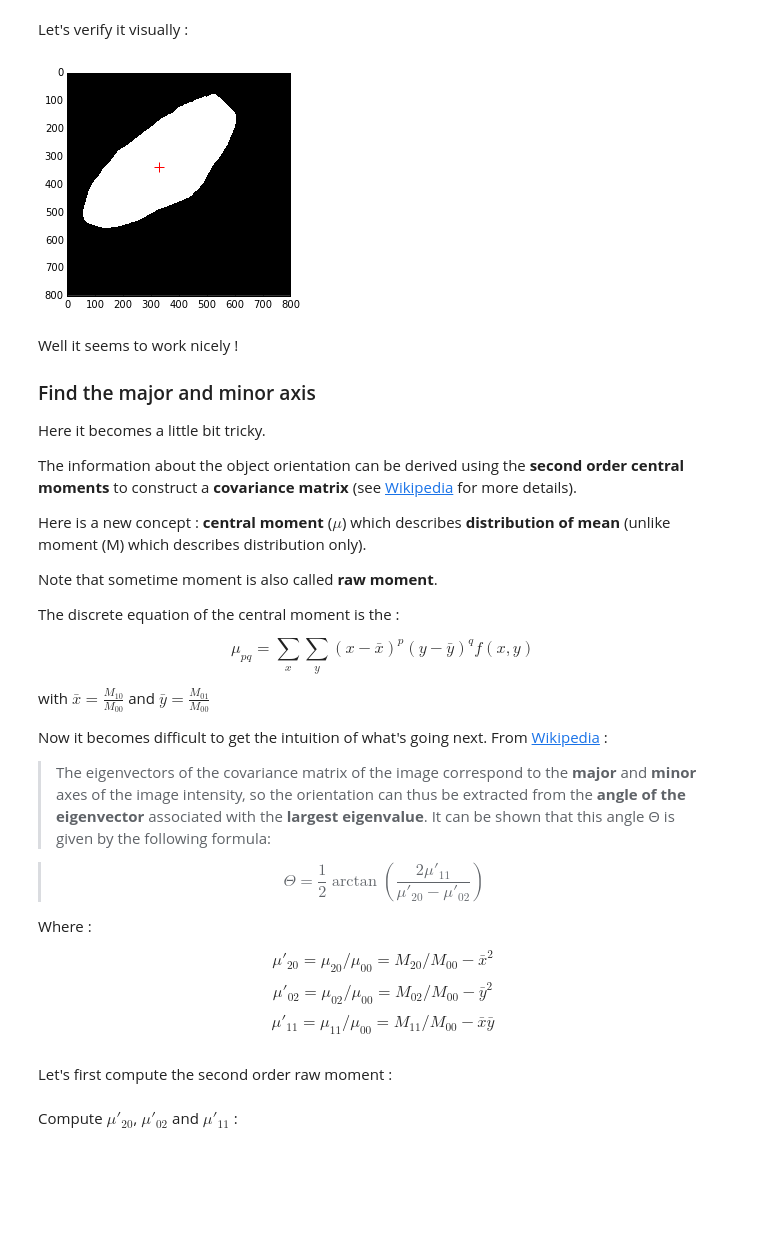
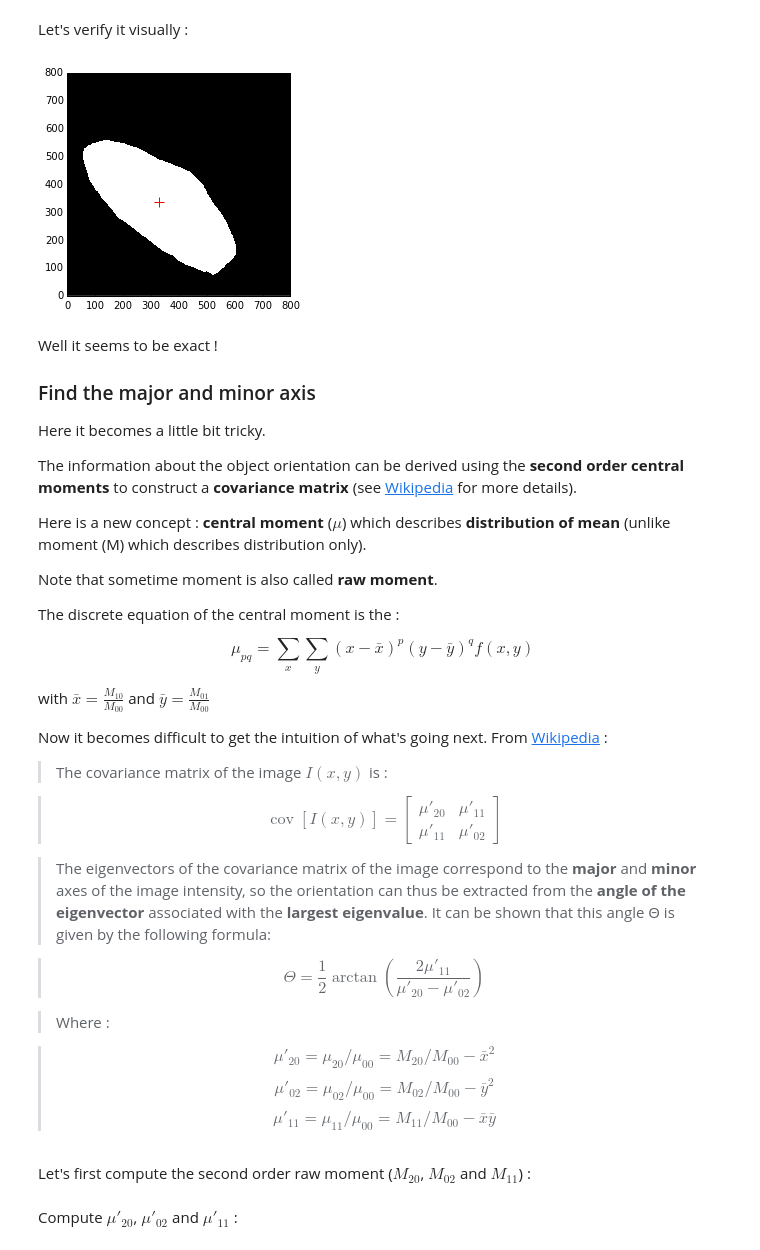
Before and after one commit to hadim/Public-Notebooks, a Jupyter notebook: fit_ellipse/fit_ellipse.ipynb, the cells around one changed output. Drawn from its saved outputs; the diff is of its cells as text; code cells hidden in the pictures; blank space fills up the shorter version.

```diff
--- a/fit_ellipse/fit_ellipse.ipynb
+++ b/fit_ellipse/fit_ellipse.ipynb
@@ -111,11 +113,11 @@ C = (327.43648547085388, 337.30288897161603)
 Let's verify it visually :
 # %%
 plt.scatter(C_x, C_y, color='red', marker='+', s=100)
-_ = plt.imshow(a, interpolation="none", cmap="gray")
+_ = plt.imshow(a, interpolation="none", cmap="gray", origin='lower')
 # %% [output]
-[figure, old version]
+[figure, new version]
 # %% [markdown]
-Well it seems to work nicely !
+Well it seems to be exact !
 
 ### Find the major and minor axis
 
@@ -135,17 +137,21 @@ with $\bar{x}=\frac{M_{10}}{M_{00}}$ and $\bar{y}=\frac{M_{01}}{M_{00}}$
 
 Now it becomes difficult to get the intuition of what's going next. From [Wikipedia](https://en.wikipedia.org/wiki/Image_moment) :
 
+> The covariance matrix of the image $I(x,y)$ is :
+
+> $$\operatorname{cov}[I(x,y)] = \begin{bmatrix} \mu'_{20}  & \mu'_{11} \\ \mu'_{11} & \mu'_{02} \end{bmatrix}$$
+
 > The eigenvectors of the covariance matrix of the image correspond to the **major** and **minor** axes of the image intensity, so the orientation can thus be extracted from the **angle of the eigenvector** associated with the **largest eigenvalue**. It can be shown that this angle Θ is given by the following formula:
 
 > $$\Theta = \frac{1}{2} \arctan \left( \frac{2\mu'_{11}}{\mu'_{20} - \mu'_{02}} \right)$$
 
-Where :
+> Where :
 
-$$\mu'_{20} = \mu_{20} / \mu_{00} = M_{20}/M_{00} - \bar{x}^2$$
-$$\mu'_{02} = \mu_{02} / \mu_{00} = M_{02}/M_{00} - \bar{y}^2$$
-$$\mu'_{11} = \mu_{11} / \mu_{00} = M_{11}/M_{00} - \bar{x}\bar{y}$$
+> $$\mu'_{20} = \mu_{20} / \mu_{00} = M_{20}/M_{00} - \bar{x}^2$$
+> $$\mu'_{02} = \mu_{02} / \mu_{00} = M_{02}/M_{00} - \bar{y}^2$$
+> $$\mu'_{11} = \mu_{11} / \mu_{00} = M_{11}/M_{00} - \bar{x}\bar{y}$$
 # %% [markdown]
-Let's first compute the second order raw moment :
+Let's first compute the second order raw moment ($M_{20}$, $M_{02}$ and $M_{11}$) :
 # %%
 M_20 = np.sum(xx ** 2)
 M_02 = np.sum(yy ** 2)
```
Also changed, not shown: parts of 23 cells of this notebook, 1 other file.
